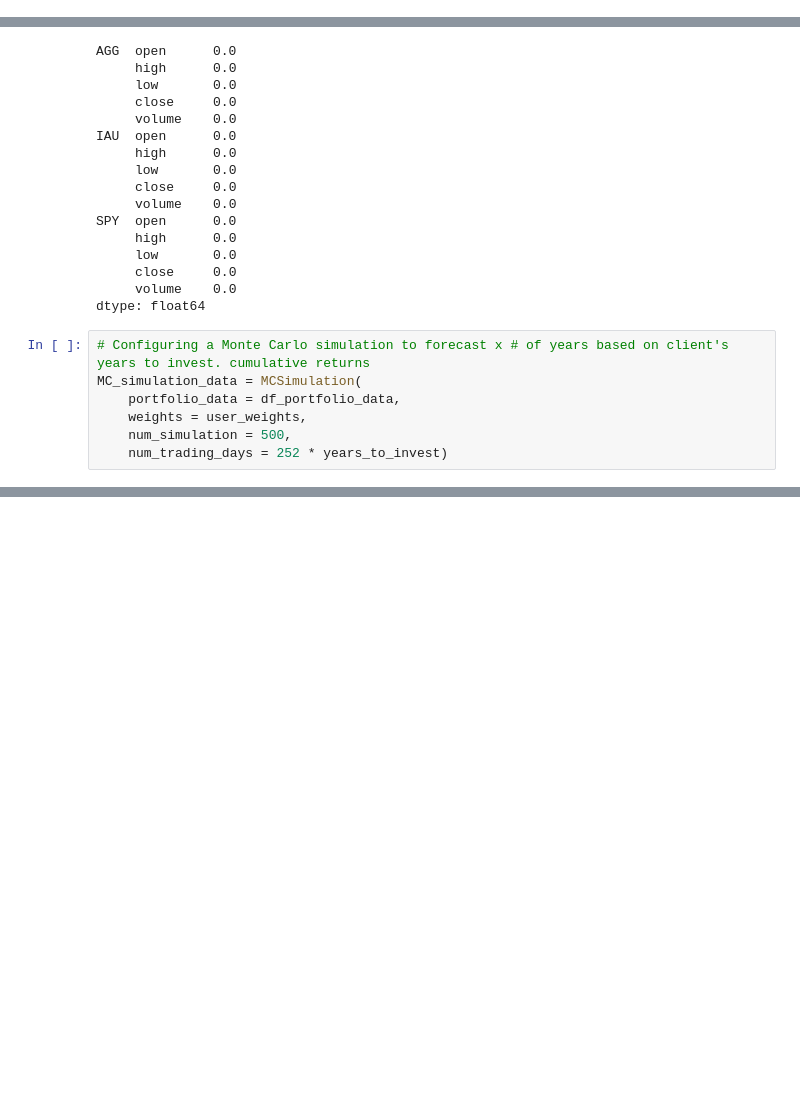
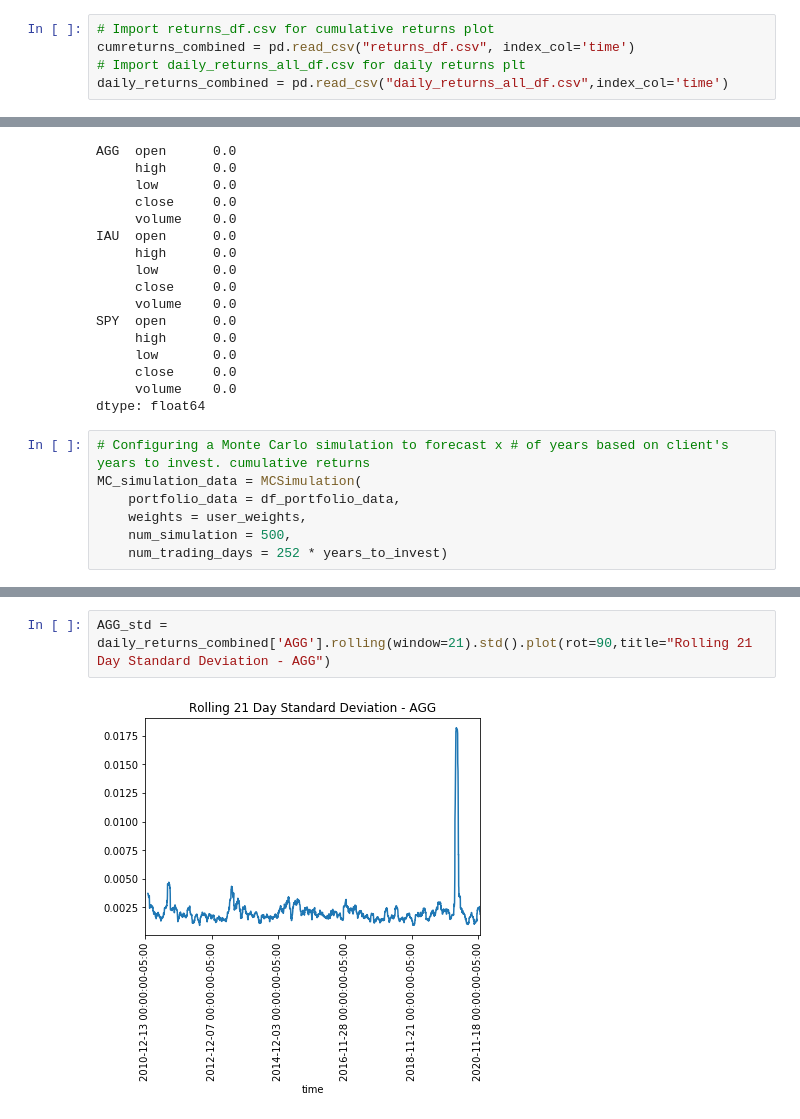
Before and after one commit to BPutman9/project_1, a Jupyter notebook: Inputs_data_pulls_2.ipynb, the cells around one changed output, grey strips where cells are left out. Drawn from its saved outputs; the diff is of its cells as text; blank space fills up the shorter version.

```diff
--- a/Inputs_data_pulls_2.ipynb
+++ b/Inputs_data_pulls_2.ipynb
@@ -30,3 +21,8 @@ or from the matplotlib source distribution
+# %%
+# Import returns_df.csv for cumulative returns plot
+cumreturns_combined = pd.read_csv("returns_df.csv", index_col='time')
+# Import daily_returns_all_df.csv for daily returns plt
+daily_returns_combined = pd.read_csv("daily_returns_all_df.csv",index_col='time')
 # %%
 # Load .env enviroment variables
 load_dotenv()
@@ -343,0 +351,4 @@ There is a 95% chance that an initial investment of $10000 in the portfolio over
+# %%
+AGG_std = daily_returns_combined['AGG'].rolling(window=21).std().plot(rot=90,title="Rolling 21 Day Standard Deviation - AGG")
+# %% [output]
+[figure, added]
```
Also changed, not shown: parts of 38 cells of this notebook, 2 other files.
